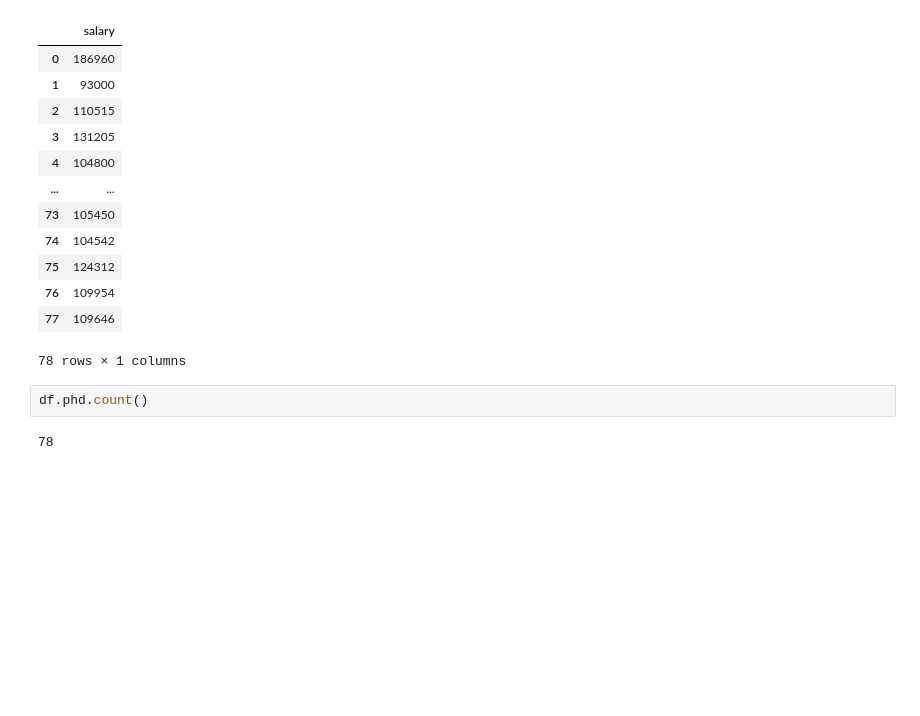
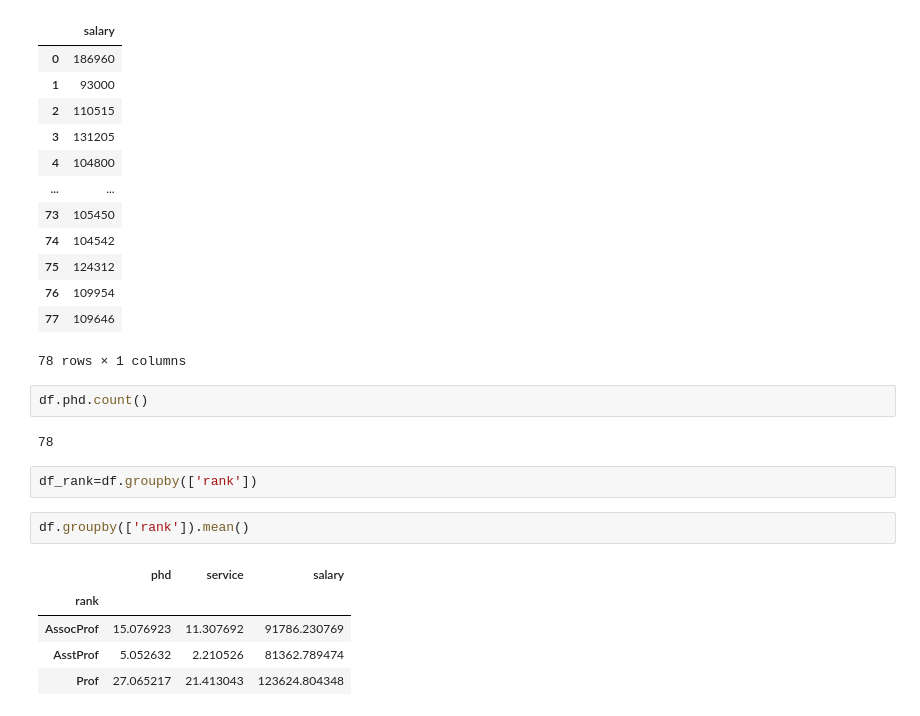
Before and after one commit to jaya3126/Datascience_Python, a Jupyter notebook: Pandas_basis.ipynb, the cells around one changed output. Saved outputs shown, nothing was run; the diff lists cells and outputs as text; blank space fills up the shorter version.

```diff
--- a/Pandas_basis.ipynb
+++ b/Pandas_basis.ipynb
@@ -349,3 +349,13 @@ df[['salary']]
 df.phd.count()
 # %% [output]
 78
+# %%
+df_rank=df.groupby(['rank'])
+# %%
+df.groupby(['rank']).mean()
+# %% [output]
+|  | phd | service | salary |
+| rank |  |  |  |
+| AssocProf | 15.076923 | 11.307692 | 91786.230769 |
+| AsstProf | 5.052632 | 2.210526 | 81362.789474 |
+| Prof | 27.065217 | 21.413043 | 123624.804348 |
```
Also changed, not shown: parts of 11 cells of this notebook.
